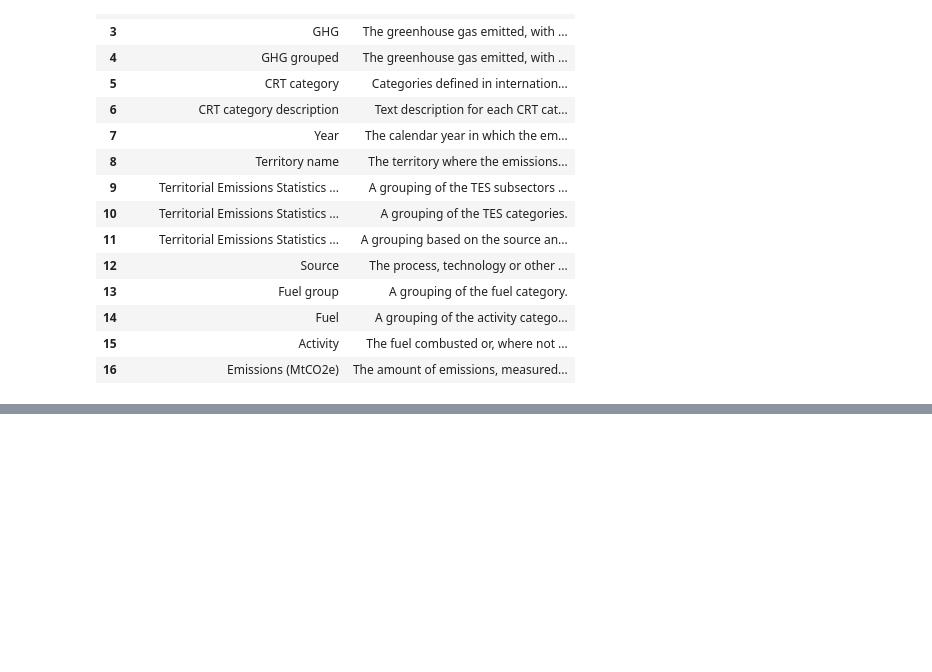
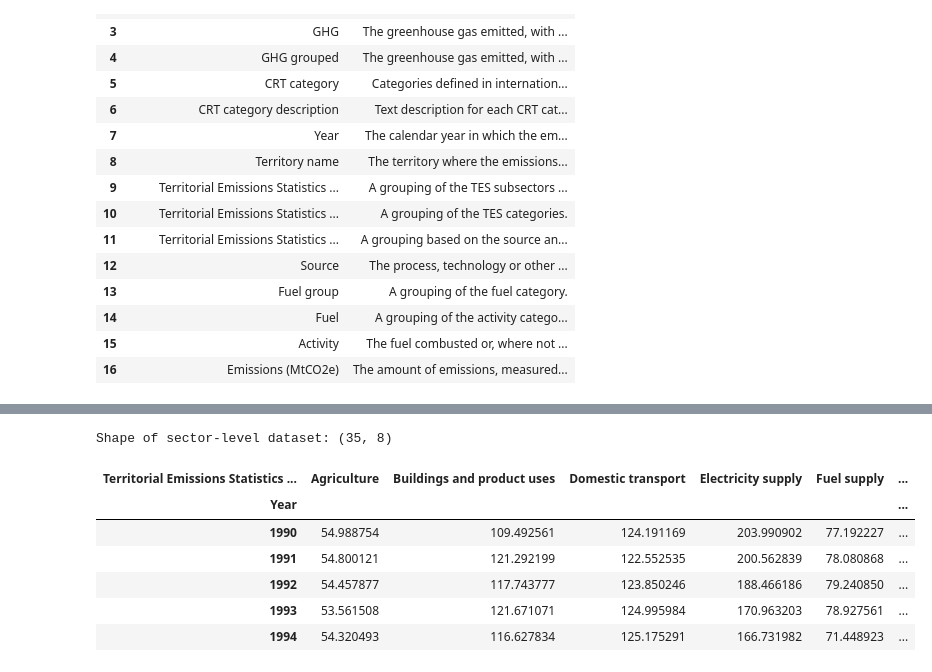
Before and after one commit to PontusNeumann/CBS-Spring26, a Jupyter notebook: Assignment 1.ipynb, the cells around one changed output, grey strips where cells are left out. Saved outputs shown, nothing was run; the diff lists cells and outputs as text; code cells hidden in the pictures; blank space fills up the shorter version.

```diff
--- a/Assignment 1.ipynb
+++ b/Assignment 1.ipynb
@@ -84,0 +158,21 @@ memory usage: 8.9 MB
+# %%
+pivot_sec = (
+    sector_year
+    .pivot(index="Year",
+           columns=SECTOR_COL,
+           values="Emissions (MtCO2e)")
+    .fillna(0.0)
+    .sort_index()
+)
+
+print("Shape of sector-level dataset:", pivot_sec.shape)
+pivot_sec.head()
+# %% [output]
+Shape of sector-level dataset: (35, 8)
+| Territorial Emissions Statistics ... | Agriculture | Buildings and product uses | Domestic transport | Electricity supply | Fuel supply | ... |
+| Year |  |  |  |  |  | ... |
+| 1990 | 54.988754 | 109.492561 | 124.191169 | 203.990902 | 77.192227 | ... |
+| 1991 | 54.800121 | 121.292199 | 122.552535 | 200.562839 | 78.080868 | ... |
+| 1992 | 54.457877 | 117.743777 | 123.850246 | 188.466186 | 79.240850 | ... |
+| 1993 | 53.561508 | 121.671071 | 124.995984 | 170.963203 | 78.927561 | ... |
+| 1994 | 54.320493 | 116.627834 | 125.175291 | 166.731982 | 71.448923 | ... |
```
Also changed, not shown: parts of 23 cells of this notebook.
